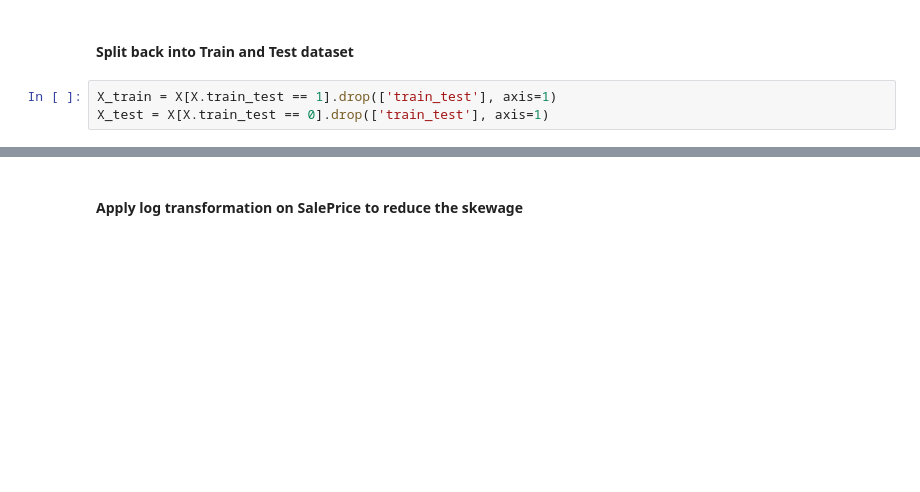
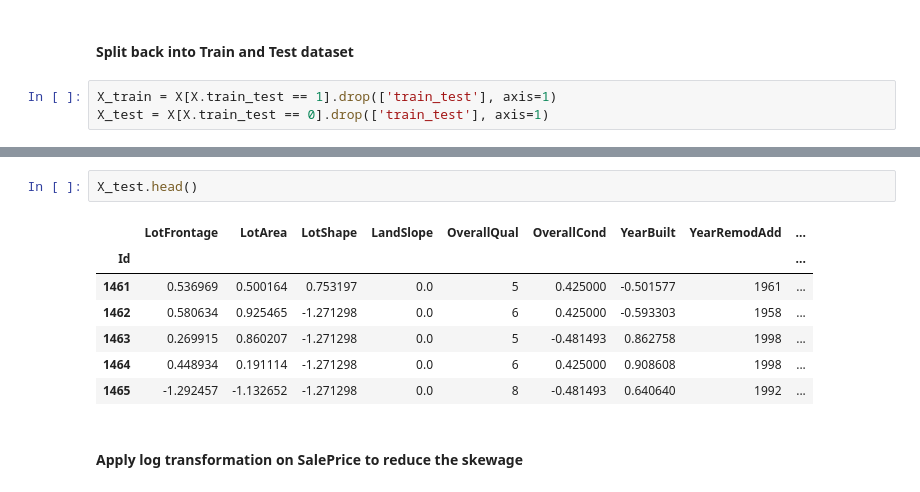
Before and after one commit to quochuy242/home-prices-prediction, a Jupyter notebook: train_model.ipynb, the cells around one changed output, grey strips where cells are left out. Saved outputs shown, nothing was run; the diff lists cells and outputs as text; blank space fills up the shorter version.

```diff
--- a/train_model.ipynb
+++ b/train_model.ipynb
@@ -759,3 +800,13 @@ X_test = X[X.train_test == 0].drop(['train_test'], axis=1)
+# %%
+X_test.head()
+# %% [output]
+|  | LotFrontage | LotArea | LotShape | LandSlope | OverallQual | OverallCond | YearBuilt | YearRemodAdd | ... |
+| Id |  |  |  |  |  |  |  |  | ... |
+| 1461 | 0.536969 | 0.500164 | 0.753197 | 0.0 | 5 | 0.425000 | -0.501577 | 1961 | ... |
+| 1462 | 0.580634 | 0.925465 | -1.271298 | 0.0 | 6 | 0.425000 | -0.593303 | 1958 | ... |
+| 1463 | 0.269915 | 0.860207 | -1.271298 | 0.0 | 5 | -0.481493 | 0.862758 | 1998 | ... |
+| 1464 | 0.448934 | 0.191114 | -1.271298 | 0.0 | 6 | 0.425000 | 0.908608 | 1998 | ... |
+| 1465 | -1.292457 | -1.132652 | -1.271298 | 0.0 | 8 | -0.481493 | 0.640640 | 1992 | ... |
 # %% [markdown]
 #### Apply log transformation on SalePrice to reduce the skewage
 # %%
```
Also changed, not shown: parts of 15 cells of this notebook.
